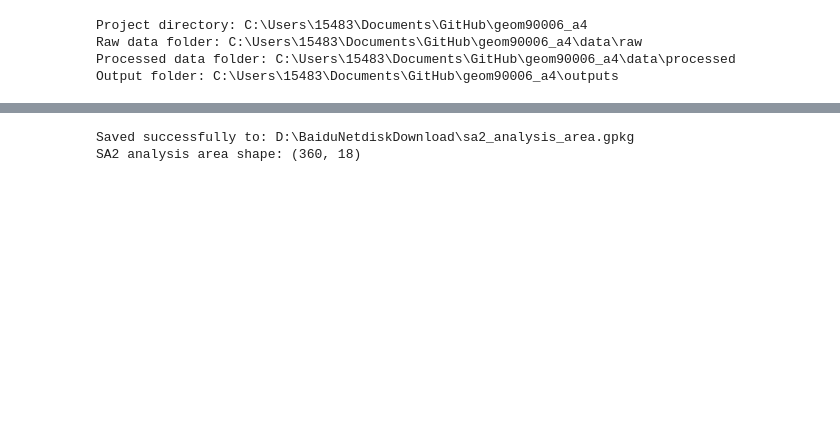
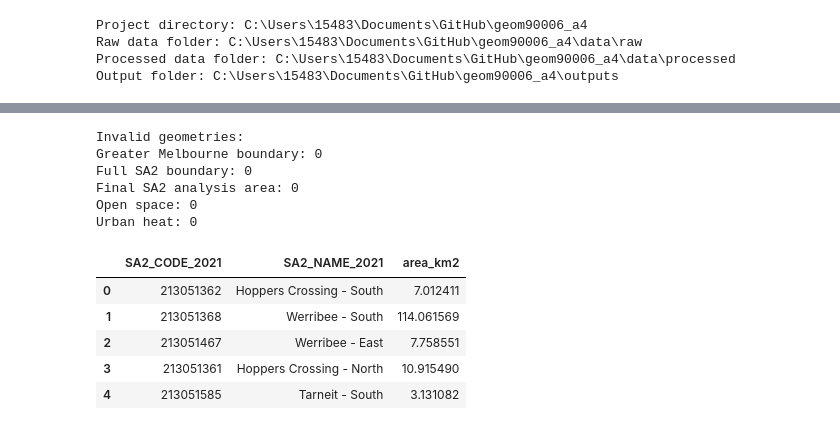
Before and after one commit to Ying7788/geom90006_a4, a Jupyter notebook: notebooks/A4_GreenSpace_UrbanHeat_Equity.ipynb.ipynb, the cells around one changed output, grey strips where cells are left out. Cells and saved outputs as stored; diff of their text form; code cells hidden in the pictures; blank space fills up the shorter version.

```diff
--- a/notebooks/A4_GreenSpace_UrbanHeat_Equity.ipynb.ipynb
+++ b/notebooks/A4_GreenSpace_UrbanHeat_Equity.ipynb.ipynb
@@ -84,23 +84,2 @@ Final SA2 analysis area: (362, 18)
 Open space: (38639, 22)
 Urban heat: (55603, 20)
-# %%
-# Correct the final SA2 analysis area
-# Keep original SA2 polygons that intersect with the urban heat data
-
-TARGET_CRS = "EPSG:7855"
-
-sa2_full_7855 = sa2_full.to_crs(TARGET_CRS)
-urban_heat_7855 = urban_heat.to_crs(TARGET_CRS)
-
-# Spatial join: select SA2s that intersect with urban heat data
-sa2_joined = gpd.sjoin(
-    sa2_full_7855,
-    urban_heat_7855[["geometry"]],
-    how="inner",
-    predicate="intersects"
-)
-
-# Keep unique SA2 polygons
-sa2_analysis = sa2_full_7855.loc[sa2_joined.index.unique()].copy()
-
-print("Corrected final SA2 analysis area:", sa2_analysis.shape)
@@ -109,22 +86,37 @@ Corrected final SA2 analysis area: (360, 18)
-# %%
-from pathlib import Path
-
-# Save corrected SA2 analysis area to BaiduNetdiskDownload
-output_path = Path(r"D:\BaiduNetdiskDownload\sa2_analysis_area.gpkg")
-
-# If the file already exists, delete it first to avoid overwrite issues
-if output_path.exists():
-    output_path.unlink()
-
-# Save as GeoPackage
-sa2_analysis.to_file(
-    output_path,
-    layer="sa2_analysis_area",
-    driver="GPKG"
-)
-
-print("Saved successfully to:", output_path)
-print("SA2 analysis area shape:", sa2_analysis.shape)
-# %% [output]
-Saved successfully to: D:\BaiduNetdiskDownload\sa2_analysis_area.gpkg
-SA2 analysis area shape: (360, 18)
+# %%
+# Standardise CRS and calculate SA2 area
+
+TARGET_CRS = "EPSG:7855"  # GDA2020 / MGA Zone 55, suitable for area calculation in Melbourne
+
+greater_melb = greater_melb.to_crs(TARGET_CRS)
+sa2_full = sa2_full.to_crs(TARGET_CRS)
+sa2_analysis = sa2_analysis.to_crs(TARGET_CRS)
+open_space = open_space.to_crs(TARGET_CRS)
+urban_heat = urban_heat.to_crs(TARGET_CRS)
+
+# Check geometry validity
+print("Invalid geometries:")
+print("Greater Melbourne boundary:", (~greater_melb.is_valid).sum())
+print("Full SA2 boundary:", (~sa2_full.is_valid).sum())
+print("Final SA2 analysis area:", (~sa2_analysis.is_valid).sum())
+print("Open space:", (~open_space.is_valid).sum())
+print("Urban heat:", (~urban_heat.is_valid).sum())
+
+# Calculate SA2 area
+sa2_analysis["area_m2"] = sa2_analysis.geometry.area
+sa2_analysis["area_km2"] = sa2_analysis["area_m2"] / 1_000_000
+
+sa2_analysis[["SA2_CODE_2021", "SA2_NAME_2021", "area_km2"]].head()
+# %% [output]
+Invalid geometries:
+Greater Melbourne boundary: 0
+Full SA2 boundary: 0
+Final SA2 analysis area: 0
+Open space: 0
+Urban heat: 0
+|  | SA2_CODE_2021 | SA2_NAME_2021 | area_km2 |
+| 0 | 213051362 | Hoppers Crossing - South | 7.012411 |
+| 1 | 213051368 | Werribee - South | 114.061569 |
+| 2 | 213051467 | Werribee - East | 7.758551 |
+| 3 | 213051361 | Hoppers Crossing - North | 10.915490 |
+| 4 | 213051585 | Tarneit - South | 3.131082 |
```
Also changed, not shown: parts of 7 cells of this notebook, 3 other files.
